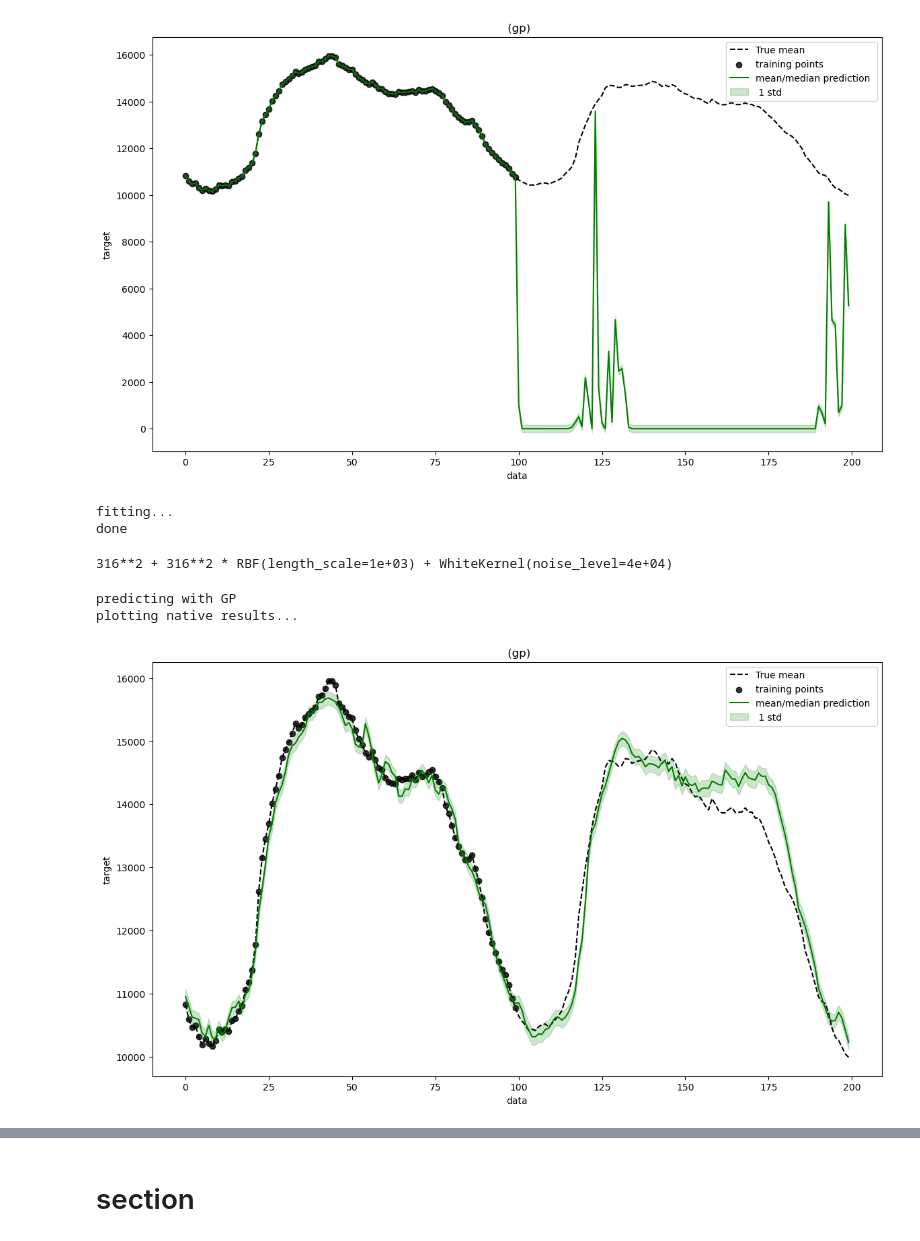
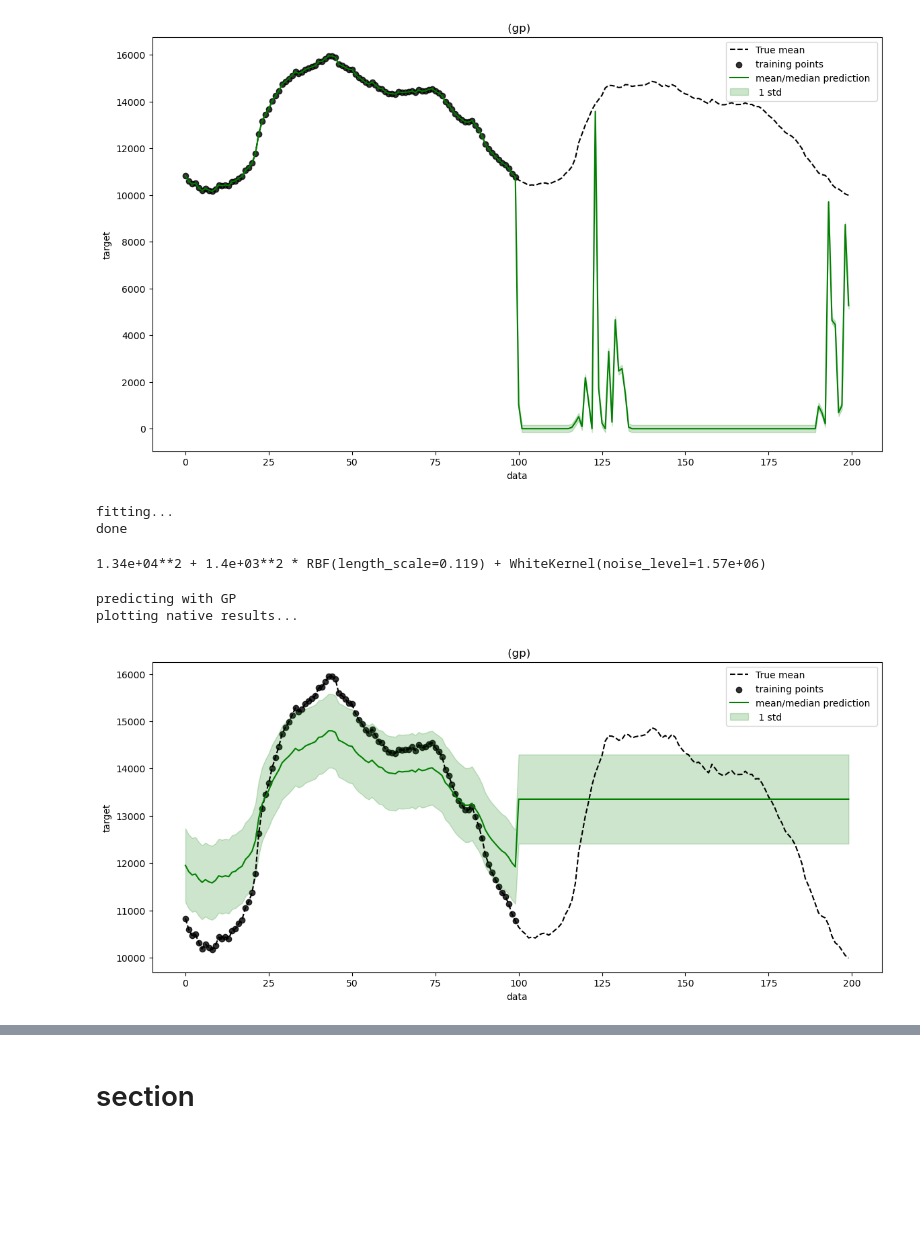
Before and after one commit to MischaDy/electricity-uq, a Jupyter notebook: bugfix_gp.ipynb, the cells around one changed output, grey strips where cells are left out. Cells and saved outputs as stored; diff of their text form; code cells hidden in the pictures; blank space fills up the shorter version.

```diff
--- a/bugfix_gp.ipynb
+++ b/bugfix_gp.ipynb
@@ -575,34 +575,61 @@ plotting native results...
 # %%
 from sklearn.gaussian_process import kernels as kernels
 
+
+
+# output_shift, output_shift_bounds = 13_000, (10_000, 20_000)
+# output_scale, output_scale_bounds = 5000, (5000, 40000)
+# rbf_scale, rbf_scale_bounds = 100, (10, 500)
+# noise_scale, noise_scale_bounds = 100, (0.1, 1000)
+
+
+output_shift, output_shift_bounds = 1, (1e-6, 1e6)
+output_scale, output_scale_bounds = 1, (1e-6, 1e6)
+rbf_scale, rbf_scale_bounds = 1, (1e-6, 1e6)
+noise_scale, noise_scale_bounds = 1, (1e-6, 1e6)
+
+
+def kernelize(kernel, value, bounds):
+    return kernel(value**2, (bounds[0]**2, bounds[1]**2))
+
 kernel = (
-    kernels.ConstantKernel(constant_value=1.0 ** 2,
-                           constant_value_bounds=(1e-05, 1e5))
-    +
-      kernels.ConstantKernel(constant_value=1.0 ** 2,
-                             constant_value_bounds=(1e-05, 1e5))
-      *
-      kernels.RBF(length_scale=1.0 ** 2,
-                    length_scale_bounds=(1e-3, 1e3))
-    + kernels.WhiteKernel(noise_level=1.0, noise_level_bounds=(1e-05, 4e4))
+    kernelize(kernels.ConstantKernel, output_shift, output_shift_bounds)
+    + kernelize(kernels.ConstantKernel, output_scale, output_scale_bounds)
+      * kernelize(kernels.RBF, rbf_scale, rbf_scale_bounds)
+    + kernelize(kernels.WhiteKernel, noise_scale, noise_scale_bounds)
 )
+
+
+# kernel = (
+#     kernels.ConstantKernel(constant_value=1.0 ** 2,
+#                            constant_value_bounds=(1e-05, 1e5))
+#     +
+#       kernels.ConstantKernel(constant_value=1.0 ** 2,
+#                              constant_value_bounds=(1e-05, 1e5))
+#       *
+#       kernels.RBF(length_scale=1.0 ** 2,
+#                     length_scale_bounds=(1e-3, 1e3))
+#     + kernels.WhiteKernel(noise_level=1.0, noise_level_bounds=(1e-05, 4e4))
+# )
+
+
 gaussian_process = GaussianProcessRegressor(kernel=kernel, random_state=0, normalize_y=False, n_restarts_optimizer=10)
 
 print('fitting...')
 gaussian_process = gaussian_process.fit(X_train, y_train)
 print('done')
 display(gaussian_process.kernel_)
 
 print('predicting with GP')
 mean_prediction, std_prediction = gaussian_process.predict(X, return_std=True)
 uq_results = {'native': {'gp': (mean_prediction, None, std_prediction)}}
 
 plot_uq_results_all(X_train, y_train, X_test, y, uq_results, quantiles, output_uq_on_train=True, save_plots=False, plots_path='.')
 # %% [output]
 fitting...
 done
-316**2 + 316**2 * RBF(length_scale=1e+03) + WhiteKernel(noise_level=4e+04)
+1.34e+04**2 + 1.4e+03**2 * RBF(length_scale=0.119) + WhiteKernel(noise_level=1.57e+06)
 predicting with GP
 plotting native results...
-[figure, old version]
+[figure, new version]
 # %%
```
Also changed, not shown: parts of 5 cells of this notebook, 1 other file.
